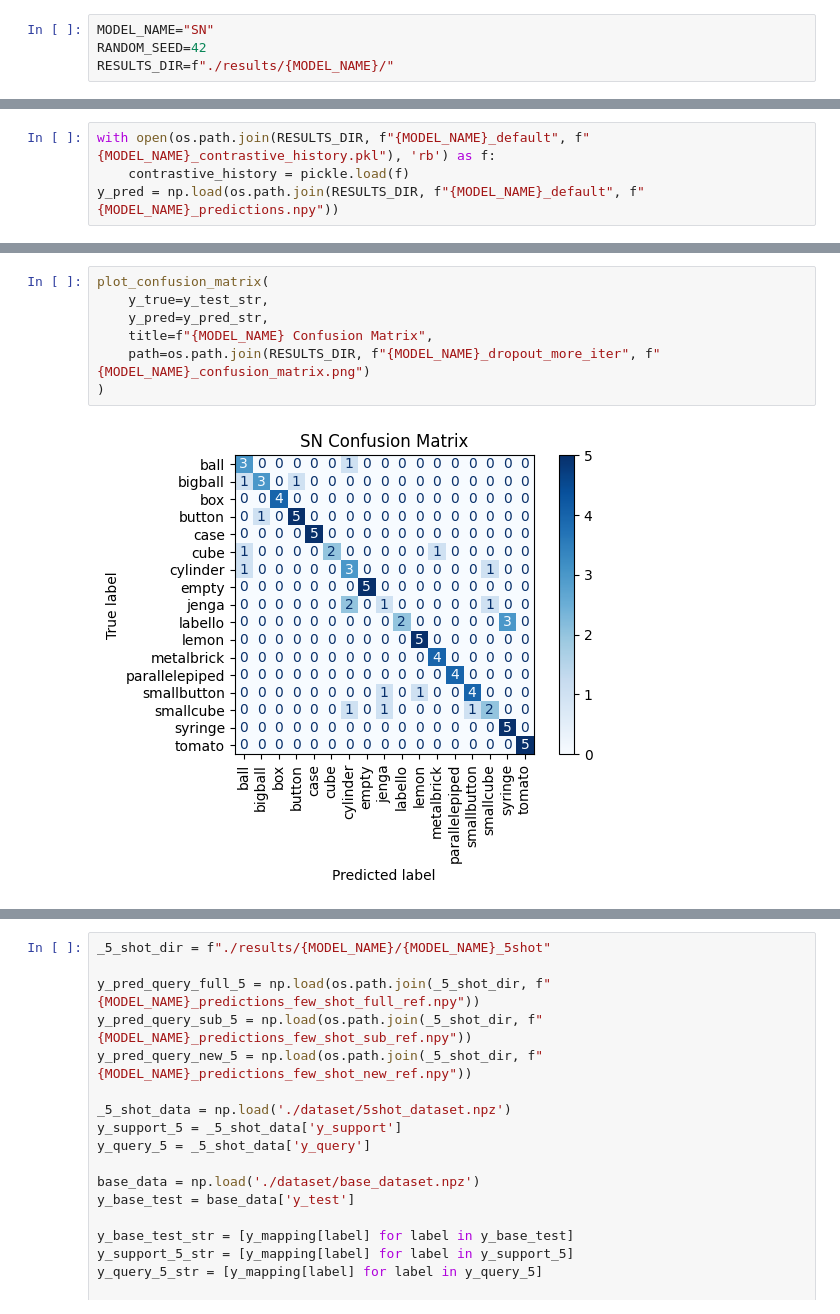
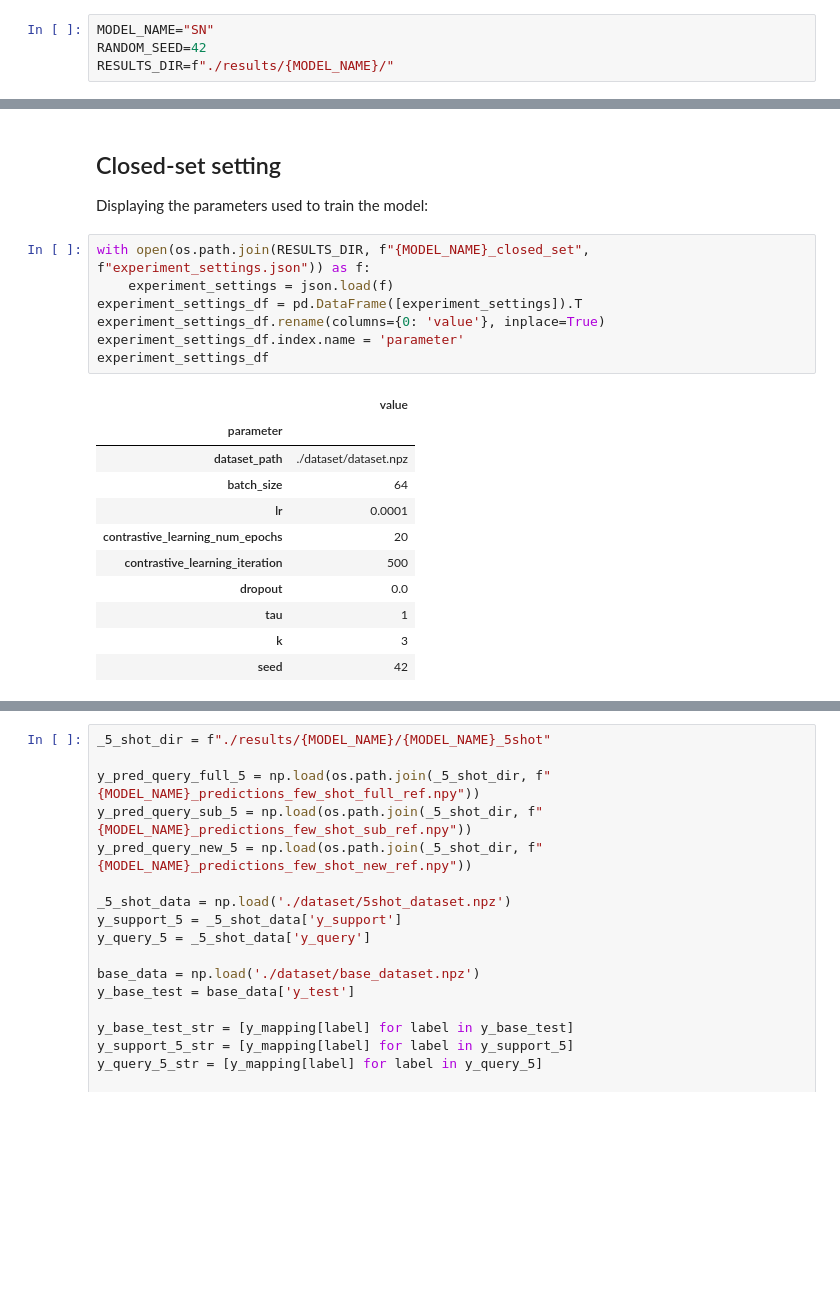
Before and after one commit to iretes/blind-object-recognition-soft-grippers, a Jupyter notebook: SN.ipynb, the cells around one changed output, grey strips where cells are left out. Saved outputs shown, nothing was run; the diff lists cells and outputs as text; blank space fills up the shorter version.

```diff
--- a/SN.ipynb
+++ b/SN.ipynb
@@ -64,5 +56 @@ Estimated Total Size (MB): 2.59
 ==========================================================================================
-# %%
-with open(os.path.join(RESULTS_DIR, f"{MODEL_NAME}_default", f"{MODEL_NAME}_contrastive_history.pkl"), 'rb') as f:
-    contrastive_history = pickle.load(f)
-y_pred = np.load(os.path.join(RESULTS_DIR, f"{MODEL_NAME}_default", f"{MODEL_NAME}_predictions.npy"))
@@ -206,9 +57,23 @@ clf_scores_df
-# %%
-plot_confusion_matrix(
-    y_true=y_test_str,
-    y_pred=y_pred_str,
-    title=f"{MODEL_NAME} Confusion Matrix",
-    path=os.path.join(RESULTS_DIR, f"{MODEL_NAME}_dropout_more_iter", f"{MODEL_NAME}_confusion_matrix.png")
-)
-# %% [output]
-[figure, removed]
+# %% [markdown]
+## Closed-set setting
+
+Displaying the parameters used to train the model:
+# %%
+with open(os.path.join(RESULTS_DIR, f"{MODEL_NAME}_closed_set", f"experiment_settings.json")) as f:
+    experiment_settings = json.load(f)
+experiment_settings_df = pd.DataFrame([experiment_settings]).T
+experiment_settings_df.rename(columns={0: 'value'}, inplace=True)
+experiment_settings_df.index.name = 'parameter'
+experiment_settings_df
+# %% [output]
+|  | value |
+| parameter |  |
+| dataset_path | ./dataset/dataset.npz |
+| batch_size | 64 |
+| lr | 0.0001 |
+| contrastive_learning_num_epochs | 20 |
+| contrastive_learning_iteration | 500 |
+| dropout | 0.0 |
+| tau | 1 |
+| k | 3 |
+| seed | 42 |
```
Also changed, not shown: parts of 33 cells of this notebook, 48 other files.
